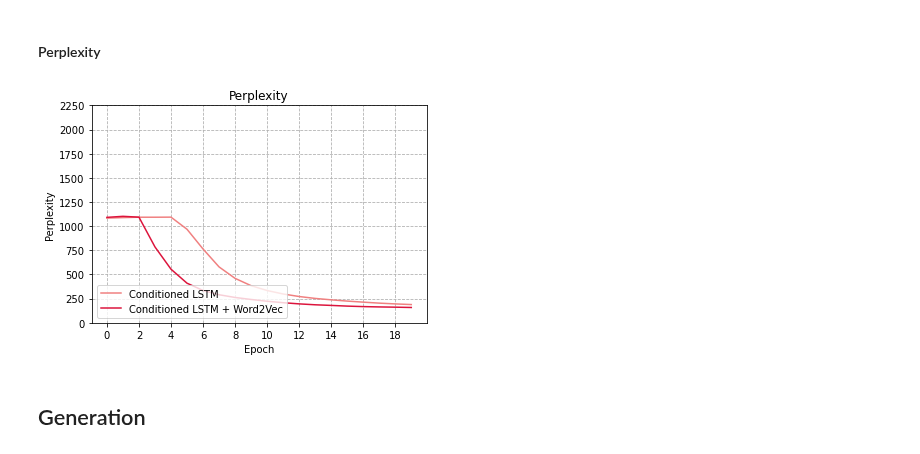
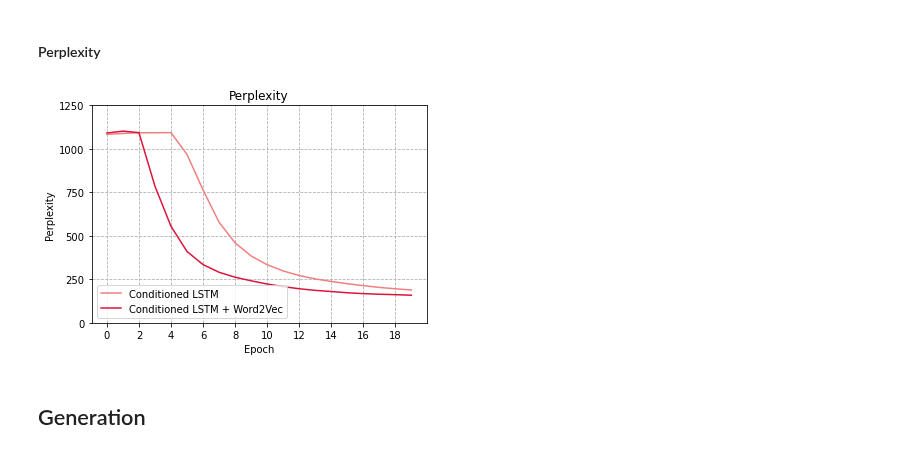
Before and after one commit to giuseppebaldini/paper-abstract-generator, a Jupyter notebook: model.ipynb, the cells around one changed output. Drawn from its saved outputs; the diff is of its cells as text; code cells hidden in the pictures.

Commit message:
Updated plots

```diff
--- a/model.ipynb
+++ b/model.ipynb
@@ -541,19 +559,19 @@ plt.savefig('plots/cond_val_loss.png')
 # %%
 plt.plot(cond_lstm_perp, 'lightcoral')
 plt.plot(cond_lstm_w2v_perp, 'crimson')
 
 plt.title('Perplexity')
 plt.ylabel('Perplexity')
 plt.xlabel('Epoch')
 plt.legend(['Conditioned LSTM', 'Conditioned LSTM + Word2Vec'], loc='lower left')
 
-plt.yticks(range(0,2500,250))
+plt.yticks(range(0,1500,250))
 plt.xticks(range(0,20,2))
 plt.grid(linestyle='--')
 
 plt.savefig('plots/cond_perplexity.png')
 # %% [output]
-[figure, old version]
+[figure, new version]
 # %% [markdown]
 ## Generation
 # %%
```
Also changed, not shown: parts of 2 cells of this notebook.
